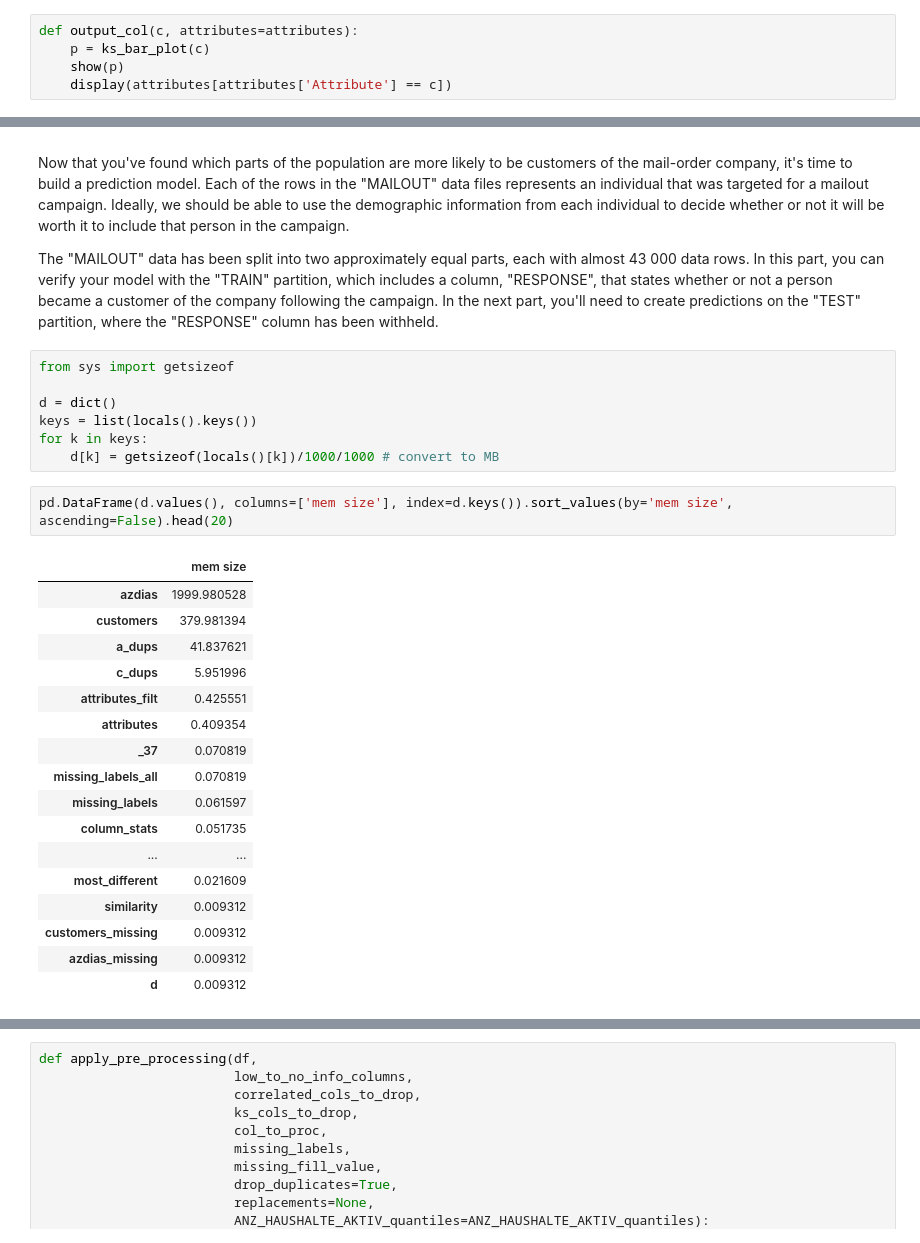
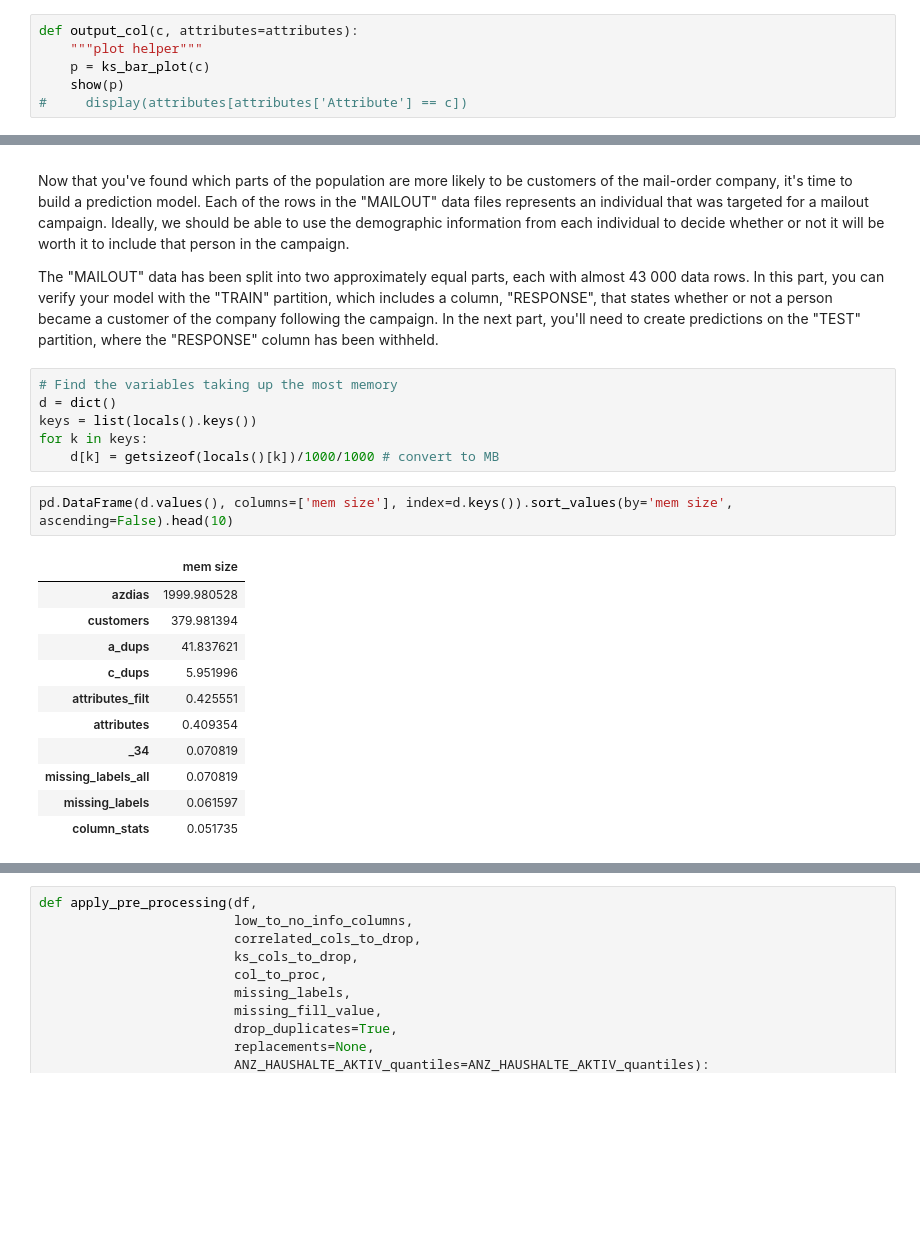
Before and after one commit to jjstrydom/udacity-ds-capstone, a Jupyter notebook: Arvato Project Workbook.ipynb, the cells around one changed output, grey strips where cells are left out. Saved outputs shown, nothing was run; the diff lists cells and outputs as text; blank space fills up the shorter version.

```diff
--- a/Arvato Project Workbook.ipynb
+++ b/Arvato Project Workbook.ipynb
@@ -1142,9 +1042,10 @@ The main bulk of your analysis will come in this part of the project. Here, you
 most_different = similarity_scores.sort_values(by=['ks'], ascending=False).index
 # %%
 def output_col(c, attributes=attributes):
+    """plot helper"""
     p = ks_bar_plot(c)
     show(p)
-    display(attributes[attributes['Attribute'] == c])
+#     display(attributes[attributes['Attribute'] == c])
 # %% [markdown]
 #### Customers vs  General Population:
 - Customers are typically older, growing up in the 40's - 60's, and older than 60 years of age.
@@ -1318,30 +1191,23 @@ Now that you've found which parts of the population are more likely to be custom
 
 The "MAILOUT" data has been split into two approximately equal parts, each with almost 43 000 data rows. In this part, you can verify your model with the "TRAIN" partition, which includes a column, "RESPONSE", that states whether or not a person became a customer of the company following the campaign. In the next part, you'll need to create predictions on the "TEST" partition, where the "RESPONSE" column has been withheld.
 # %%
-from sys import getsizeof
-
+# Find the variables taking up the most memory
 d = dict()
 keys = list(locals().keys())
 for k in keys:
     d[k] = getsizeof(locals()[k])/1000/1000 # convert to MB
 # %%
-pd.DataFrame(d.values(), columns=['mem size'], index=d.keys()).sort_values(by='mem size', ascending=False).head(20)
+pd.DataFrame(d.values(), columns=['mem size'], index=d.keys()).sort_values(by='mem size', ascending=False).head(10)
 # %% [output]
 |  | mem size |
 | azdias | 1999.980528 |
 | customers | 379.981394 |
 | a_dups | 41.837621 |
 | c_dups | 5.951996 |
 | attributes_filt | 0.425551 |
 | attributes | 0.409354 |
-| _37 | 0.070819 |
+| _34 | 0.070819 |
 | missing_labels_all | 0.070819 |
 | missing_labels | 0.061597 |
 | column_stats | 0.051735 |
-| ... | ... |
-| most_different | 0.021609 |
-| similarity | 0.009312 |
-| customers_missing | 0.009312 |
-| azdias_missing | 0.009312 |
-| d | 0.009312 |
 # %%
```
Also changed, not shown: parts of 116 cells of this notebook, 1 other file.
